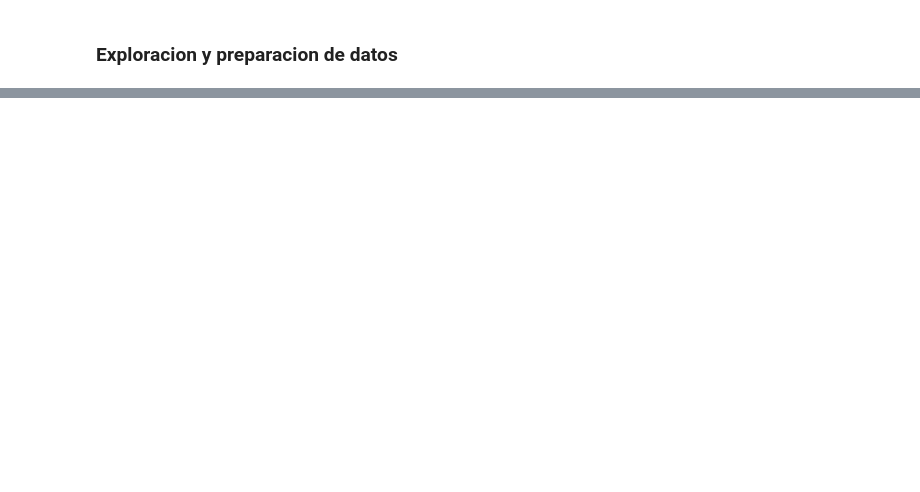
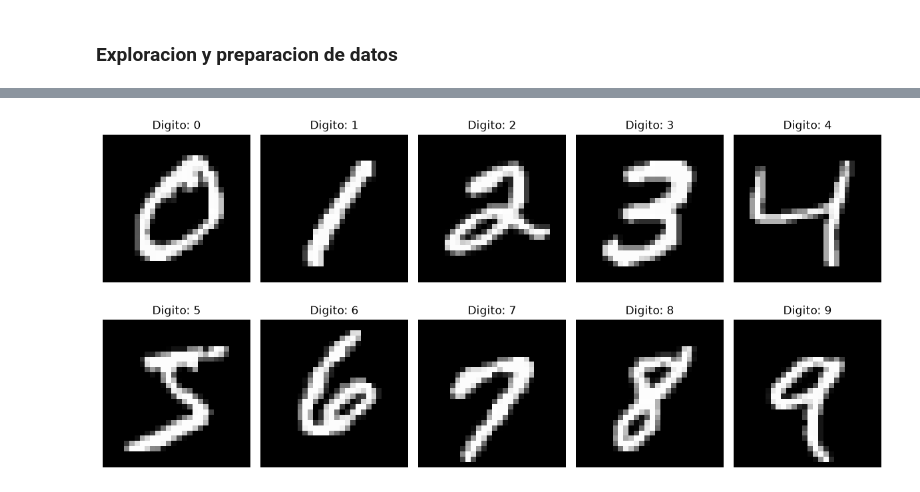
Before and after one commit to abbydoag/Labs_DeepL, a Jupyter notebook: Lab2.ipynb, the cells around one changed output, grey strips where cells are left out. Saved outputs shown, nothing was run; the diff lists cells and outputs as text; code cells hidden in the pictures; blank space fills up the shorter version.

```diff
--- a/Lab2.ipynb
+++ b/Lab2.ipynb
@@ -22,0 +70,14 @@ print(f"\nEstadisticas:\n{df.describe()}")
+# %%
+fig, axes = plt.subplots(2, 5, figsize=(12, 6))
+for i, ax in enumerate(axes.flat):
+    #ejmplos imagnes digitos
+    for img, label in train_data:
+        if label == i:
+            ax.imshow(img.squeeze(), cmap='gray')
+            ax.set_title(f'Digito: {i}')
+            ax.axis('off')
+            break
+plt.tight_layout()
+plt.show()
+# %% [output]
+[figure, added]
```
Also changed, not shown: parts of 3 cells of this notebook.
